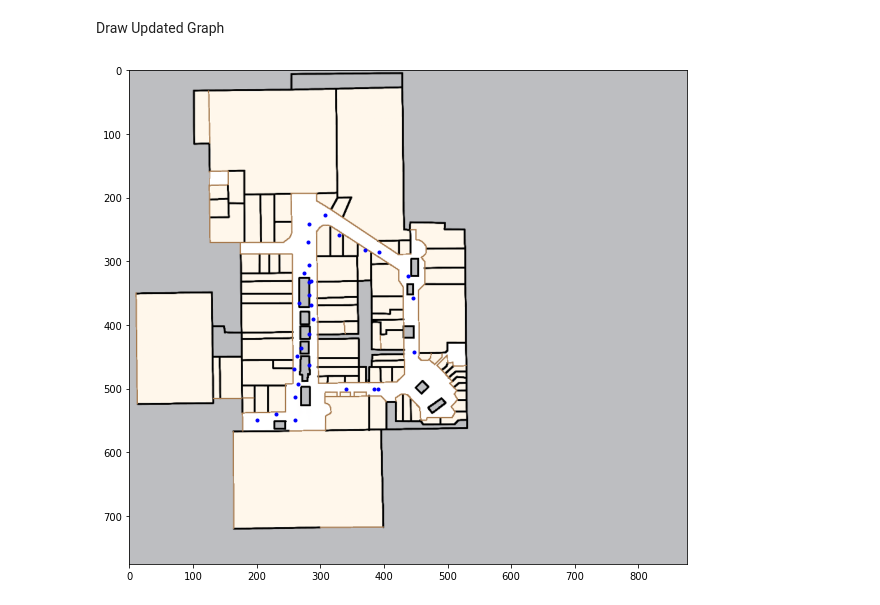
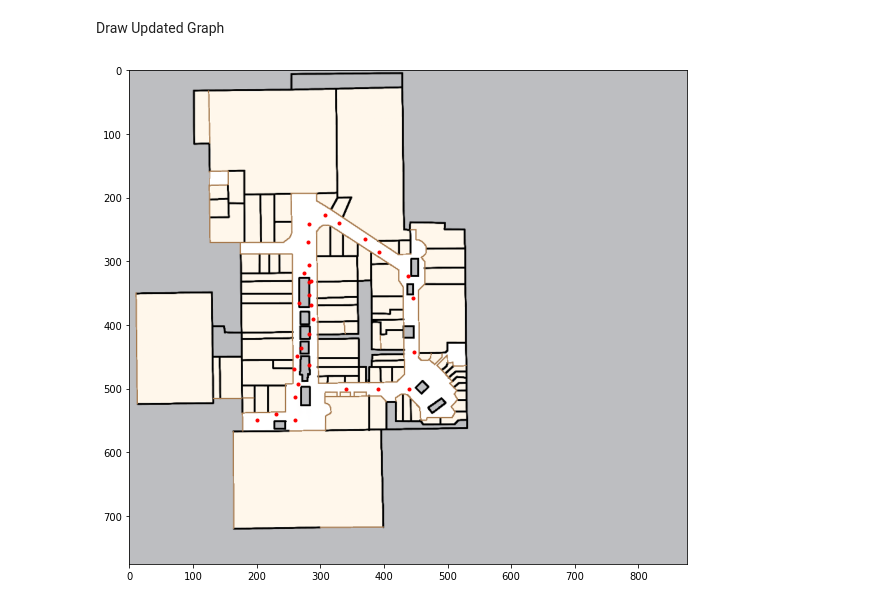
Before and after one commit to mashkarharis/Indoor-Floorplan-Localization-CRF, a Jupyter notebook: CRF.ipynb, the cells around one changed output. Saved outputs shown, nothing was run; the diff lists cells and outputs as text; code cells hidden in the pictures.

```diff
--- a/CRF.ipynb
+++ b/CRF.ipynb
@@ -132,6 +138,7 @@ df2.head()
 Concat Two Datasets
 # %%
 df_merged=pd.concat([df1,df2])
+df_merged.reset_index(inplace=True, drop=True)
 df_merged.head()
 # %% [output]
 |  | Column1 | Column2 | Column3 | Column4 | Column5 | Column6 | Column7 | Column8 | Column9 | Column10 |
@@ -230,8 +237,8 @@ Load Image and Mark Visited Areas
 # %%
 floorplan0 = image.imread('lougheed_00 - Copy.png')
 plt.imshow(floorplan0)
-for columns in updated_df.itertuples():
-    plt.plot(columns[4],columns[5] , marker=',', color="red")
+for row in updated_df.itertuples():
+    plt.plot(row[4],row[5] , marker=',', color="red")
 plt.show()
 # %% [output]
 [figure]
@@ -242,12 +249,11 @@ Now let's select random points to create graphs. In here we should **create seve
 # %% [markdown]
 After drawing several map graphs found that random state 31 gives best graph, but need some adjustments.
 # %%
-
 graph=[] # contains list of dictionaries which has fields namely -> "nodeid","x_dir_pixels","y_dir_pixels","connected_graph_id"
 randomly_selected_subset=updated_df.sample(n = number_of_node_in_graph, random_state = 31)
 i=0
-for column in randomly_selected_subset.itertuples():
-    graph.append({"nodeid":i,"x_dir_pixels":column[4],"y_dir_pixels":column[5],"connected_graph_id":"G1"})
+for row in randomly_selected_subset.itertuples():
+    graph.append({"nodeid":i,"x_dir_pixels":row[4],"y_dir_pixels":row[5],"connected_graph_id":"G1"})
     i+=1
 # %% [markdown]
 Let's draw graph,
@@ -255,8 +261,8 @@ Let's draw graph,
 floorplan1 = image.imread('lougheed_00 - Copy.png')
 plt.figure(figsize = (10,10))
 plt.imshow(floorplan1)
-for columns in graph:
-    plt.plot(columns["x_dir_pixels"],columns["y_dir_pixels"] , marker='*', color="blue")
+for row in graph:
+    plt.plot(row["x_dir_pixels"],row["y_dir_pixels"] , marker='*', color="blue")
 plt.show()
 # %% [output]
 [figure]
@@ -310,9 +316,9 @@ Draw Updated Graph
 # %%
 floorplan1 = image.imread('lougheed_00 - Copy.png')
 plt.figure(figsize = (10,10))
 plt.imshow(floorplan1)
-for columns in graph:
-    plt.plot(columns["x_dir_pixels"],columns["y_dir_pixels"] , marker='.', color="blue")
+for row in graph:
+    plt.plot(row["x_dir_pixels"],row["y_dir_pixels"] , marker='.', color="red")
 plt.show()
 # %% [output]
-[figure, old version]
+[figure, new version]
```
Also changed, not shown: parts of 18 cells of this notebook.
